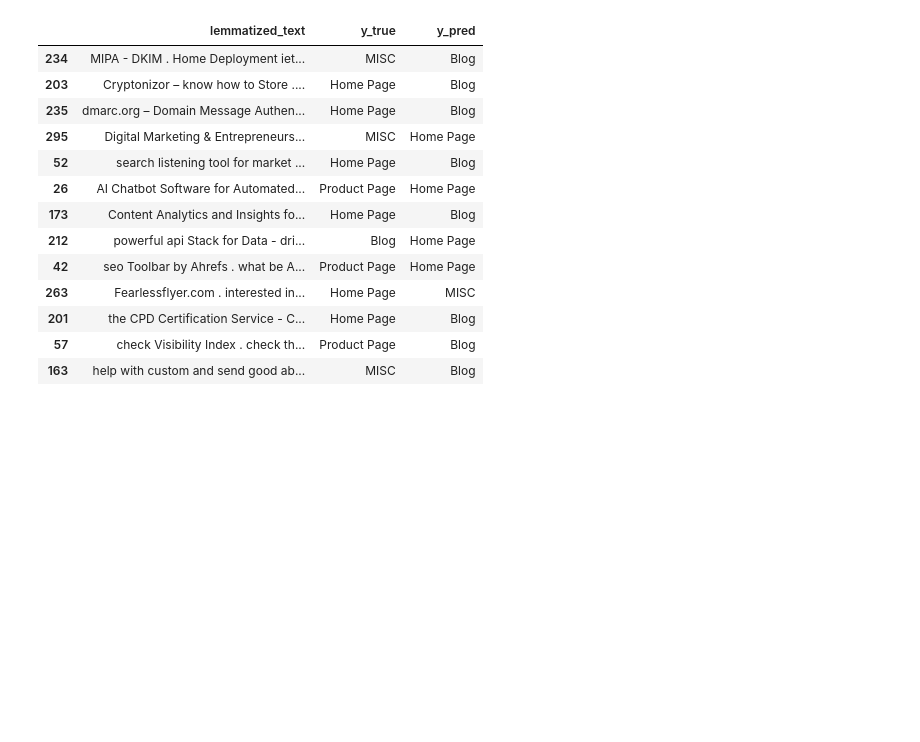
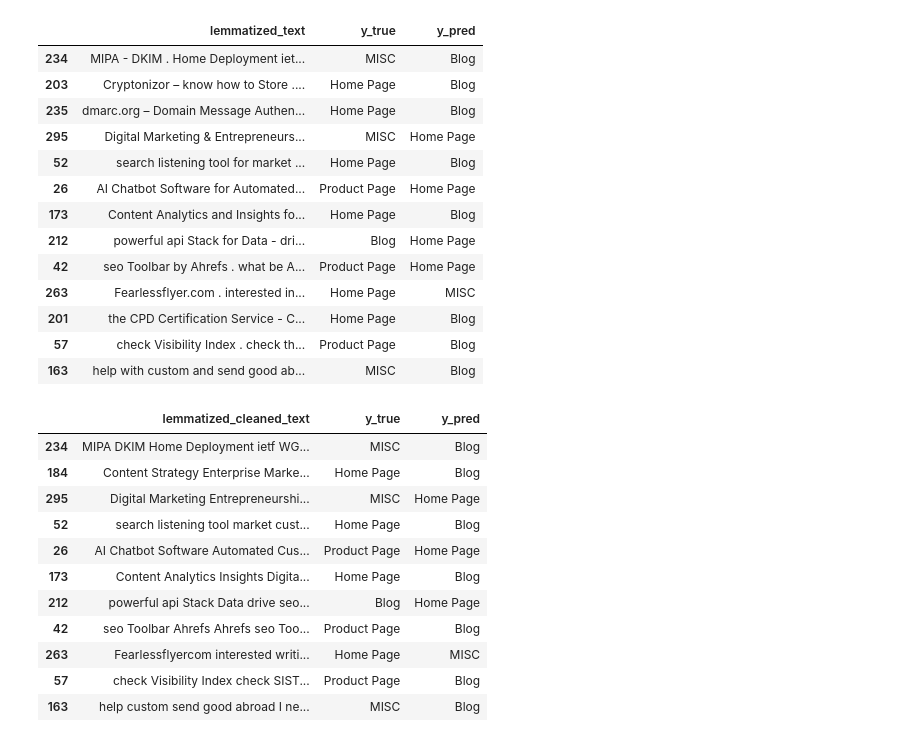
Before and after one commit to hmatzner/text-classification, a Jupyter notebook: url_classification.ipynb, the cells around one changed output. Saved outputs shown, nothing was run; the diff lists cells and outputs as text; code cells hidden in the pictures; blank space fills up the shorter version.

```diff
--- a/url_classification.ipynb
+++ b/url_classification.ipynb
@@ -441,3 +489,19 @@ misclassified_df
 | 201 | the CPD Certification Service - C... | Home Page | Blog |
 | 57 | check Visibility Index . check th... | Product Page | Blog |
 | 163 | help with custom and send good ab... | MISC | Blog |
+# %%
+misclassified_df = create_misclassified_df(X_test, y_test, y_pred) # with 'lemmatized_cleaned_text' column
+misclassified_df
+# %% [output]
+|  | lemmatized_cleaned_text | y_true | y_pred |
+| 234 | MIPA DKIM Home Deployment ietf WG... | MISC | Blog |
+| 184 | Content Strategy Enterprise Marke... | Home Page | Blog |
+| 295 | Digital Marketing Entrepreneurshi... | MISC | Home Page |
+| 52 | search listening tool market cust... | Home Page | Blog |
+| 26 | AI Chatbot Software Automated Cus... | Product Page | Home Page |
+| 173 | Content Analytics Insights Digita... | Home Page | Blog |
+| 212 | powerful api Stack Data drive seo... | Blog | Home Page |
+| 42 | seo Toolbar Ahrefs Ahrefs seo Too... | Product Page | Blog |
+| 263 | Fearlessflyercom interested writi... | Home Page | MISC |
+| 57 | check Visibility Index check SIST... | Product Page | Blog |
+| 163 | help custom send good abroad I ne... | MISC | Blog |
```
Also changed, not shown: parts of 16 cells of this notebook.
